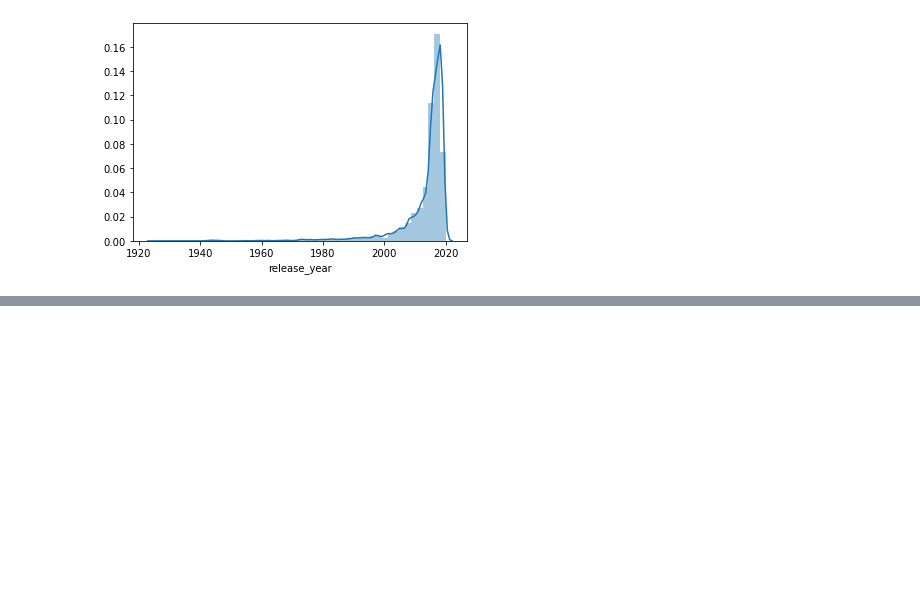
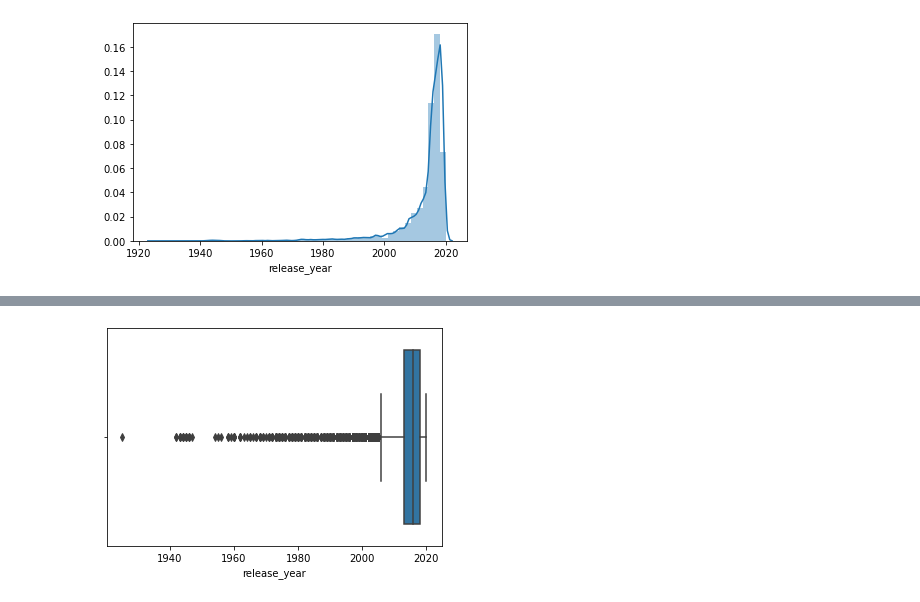
Before and after one commit to bslrida19/netflix_analysis, a Jupyter notebook: Data_explore.ipynb, the cells around one changed output, grey strips where cells are left out. Cells and saved outputs as stored; diff of their text form; code cells hidden in the pictures; blank space fills up the shorter version.

Commit message:
added data explore

```diff
--- a/Data_explore.ipynb
+++ b/Data_explore.ipynb
@@ -109,0 +149,4 @@ sns.distplot(df['release_year'])
+# %%
+sns.boxplot(x='release_year', data=df);
+# %% [output]
+[figure, added]
```
Also changed, not shown: parts of 8 cells of this notebook.
